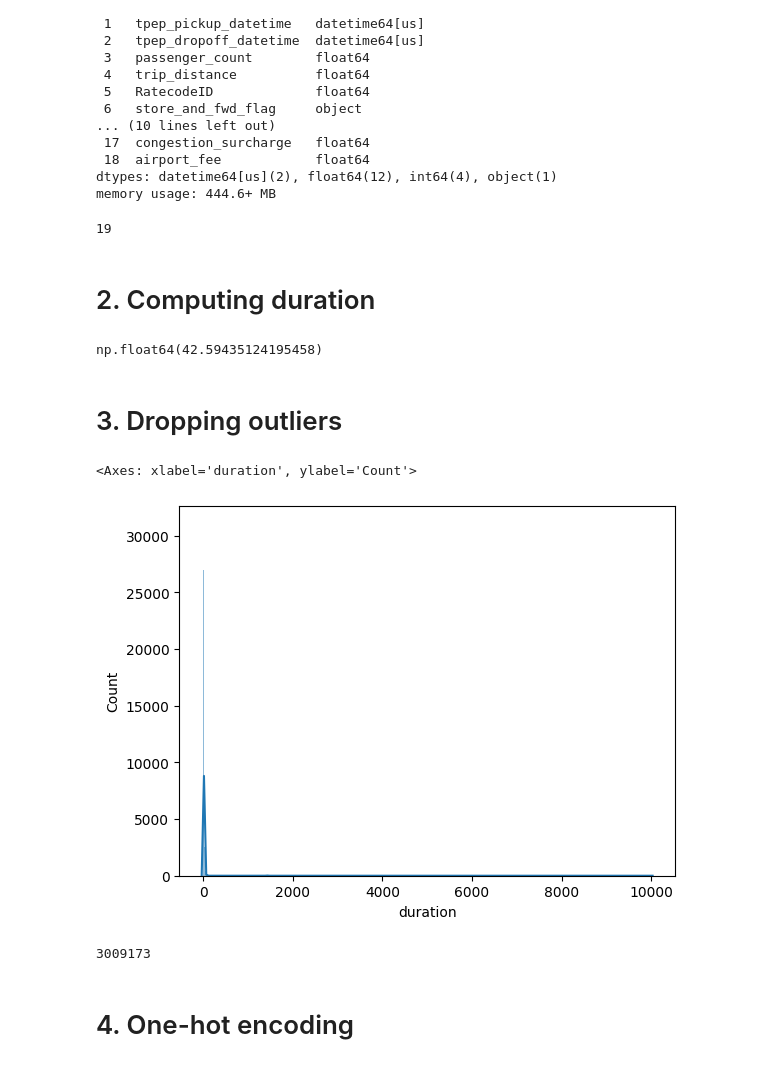
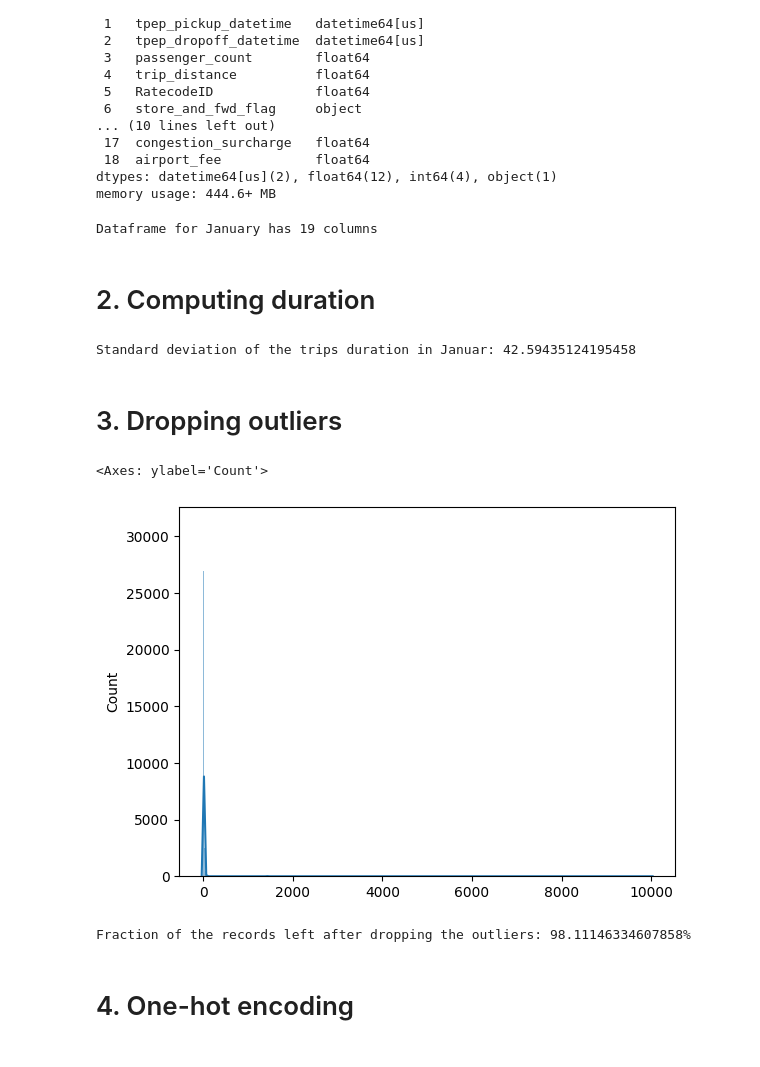
Before and after one commit to AnnaGanisheva/mlops-zoomcamp, a Jupyter notebook: 01-intro/homework.ipynb, the cells around one changed output. Saved outputs shown, nothing was run; the diff lists cells and outputs as text; code cells hidden in the pictures.

```diff
--- a/01-intro/homework.ipynb
+++ b/01-intro/homework.ipynb
@@ -49,28 +49,30 @@ Data columns (total 19 columns):
 dtypes: datetime64[us](2), float64(12), int64(4), object(1)
 memory usage: 444.6+ MB
 # %%
-len(df_january.columns)
+df_january_column_amount = len(df_january.columns)
+print(f"Dataframe for January has {df_january_column_amount} columns")
 # %% [output]
-19
+Dataframe for January has 19 columns
 # %% [markdown]
 # 2. Computing duration
 # %%
 duration=(df_january['tpep_dropoff_datetime'] - df_january['tpep_pickup_datetime']).dt.total_seconds()/60
-duration.std()
+print(f"Standard deviation of the trips duration in Januar: {duration.std()}")
 # %% [output]
-np.float64(42.59435124195458)
+Standard deviation of the trips duration in Januar: 42.59435124195458
 # %% [markdown]
 # 3. Dropping outliers
 # %%
-sns.histplot(df_train["duration"], kde=True)
+sns.histplot(duration, kde=True)
 # %% [output]
-<Axes: xlabel='duration', ylabel='Count'>
+<Axes: ylabel='Count'>
-[figure, old version]
+[figure, new version]
-# %%
-df_januar_fixed = df_train[(df_train['duration'] >= 1) & (df_train['duration'] <= 60)]
-len(df_januar_fixed)/len(df_train)*100
-# %% [output]
-3009173
+# %%
+filtered_duration = duration[(duration > 1) & (duration < 60)]
+fraction= len(filtered_duration)/len(duration)*100
+print(f"Fraction of the records left after dropping the outliers: {fraction}%")
+# %% [output]
+Fraction of the records left after dropping the outliers: 98.11146334607858%
 # %% [markdown]
 # 4. One-hot encoding
 # %%
```
Also changed, not shown: parts of 10 cells of this notebook.
